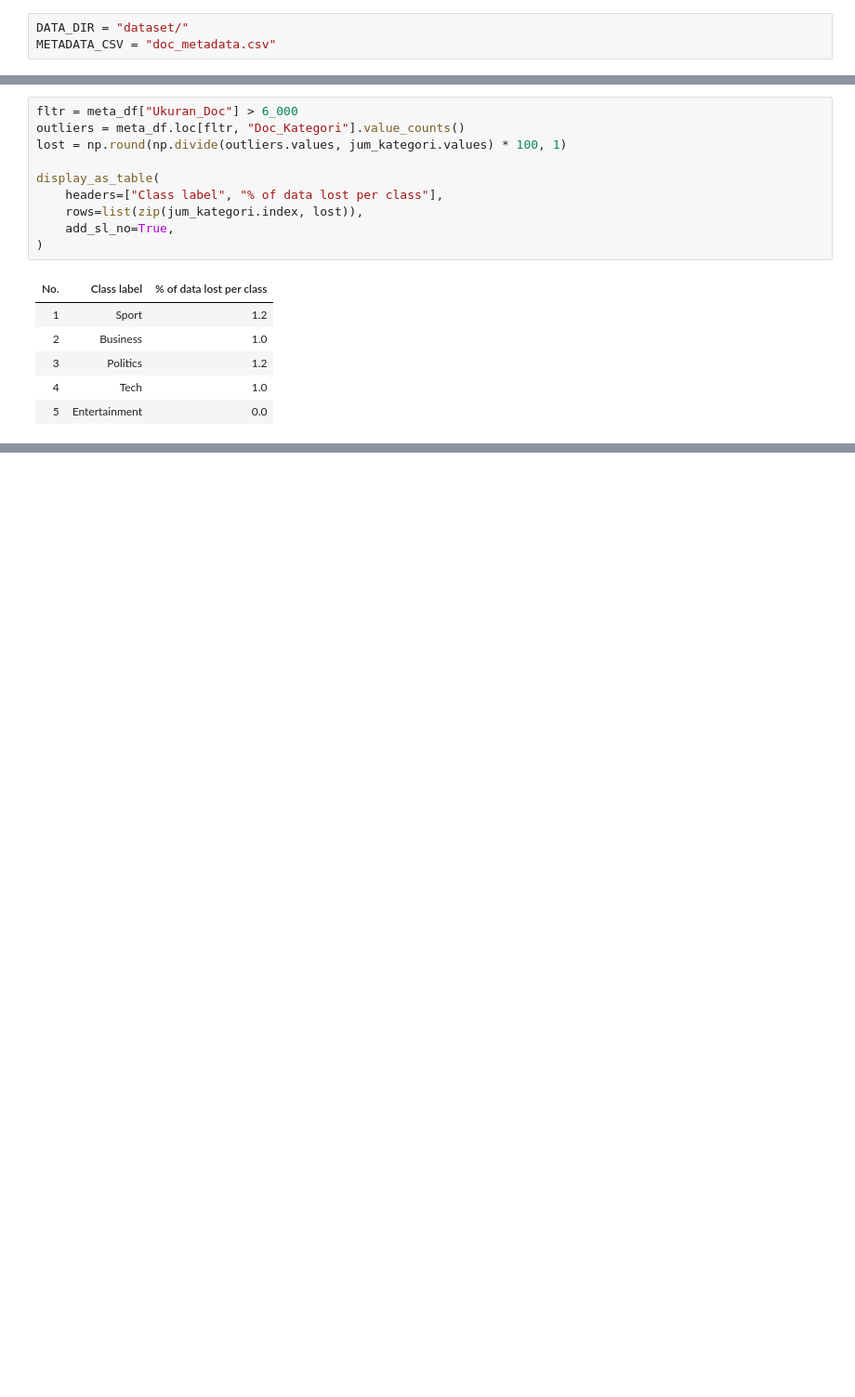
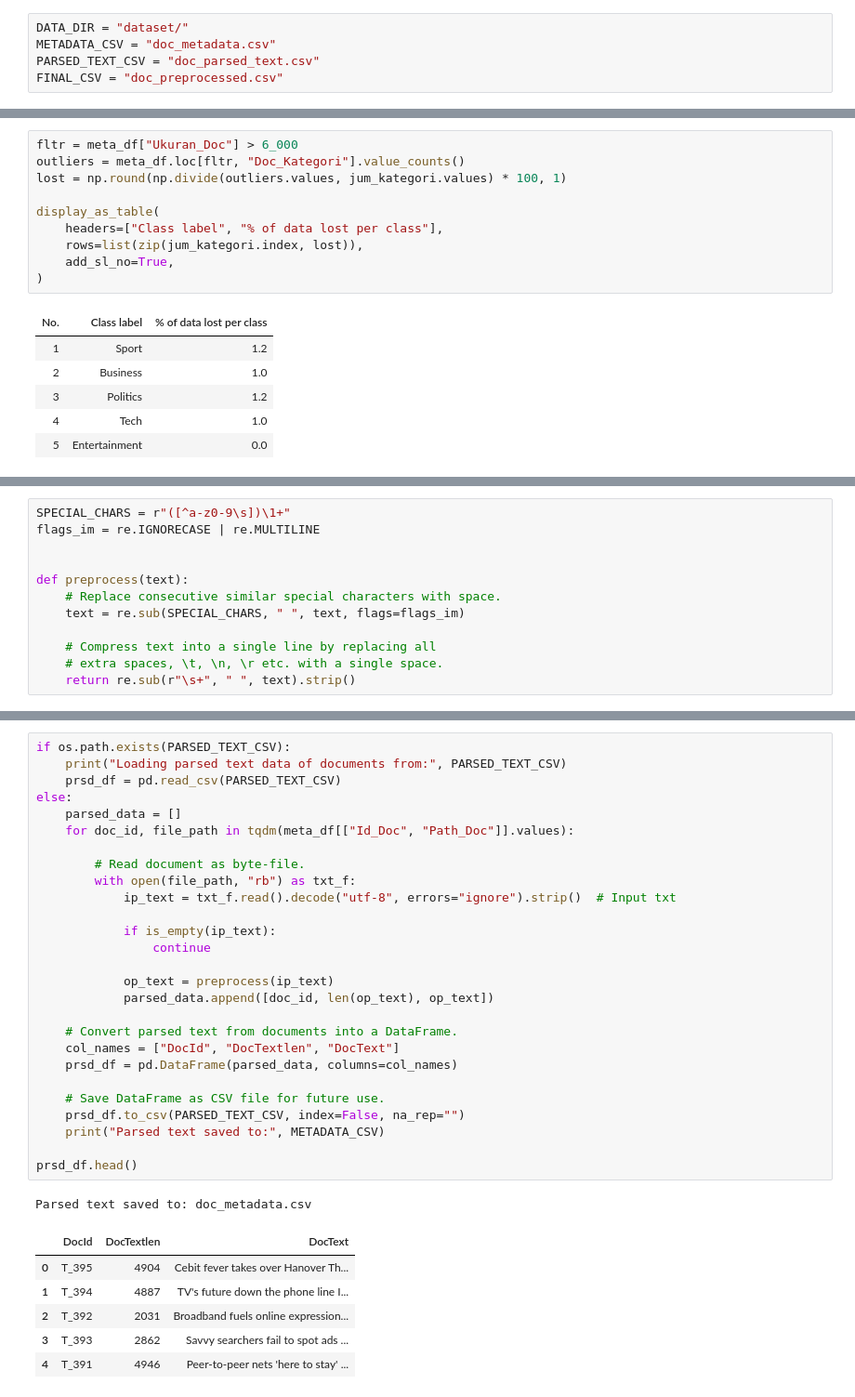
Before and after one commit to Ananta-Taksaka/bbc_classification, a Jupyter notebook: document_classification.ipynb, the cells around one changed output, grey strips where cells are left out. Shown: that part at 93% size. Drawn from its saved outputs; the diff is of its cells as text; blank space fills up the shorter version.

Commit message:
parsing data

```diff
--- a/document_classification.ipynb
+++ b/document_classification.ipynb
@@ -78,6 +78,8 @@ Seaborn version: 0.13.0
 # %%
 DATA_DIR = "dataset/"
 METADATA_CSV = "doc_metadata.csv"
+PARSED_TEXT_CSV = "doc_parsed_text.csv"
+FINAL_CSV = "doc_preprocessed.csv"
 # %% [markdown]
 <h3>Daftar Fungsi</h3>
 # %%
@@ -276,0 +308,12 @@ print(f"Dataset contains {rows_wo} rows and {cols_wo} columns.")
+# %%
+SPECIAL_CHARS = r"([^a-z0-9\s])\1+"
+flags_im = re.IGNORECASE | re.MULTILINE
+
+
+def preprocess(text):
+    # Replace consecutive similar special characters with space.
+    text = re.sub(SPECIAL_CHARS, " ", text, flags=flags_im)
+
+    # Compress text into a single line by replacing all
+    # extra spaces, \t, \n, \r etc. with a single space.
+    return re.sub(r"\s+", " ", text).strip()
@@ -276,0 +334,35 @@ print(f"Dataset contains {rows_wo} rows and {cols_wo} columns.")
+# %%
+if os.path.exists(PARSED_TEXT_CSV):
+    print("Loading parsed text data of documents from:", PARSED_TEXT_CSV)
+    prsd_df = pd.read_csv(PARSED_TEXT_CSV)
+else:
+    parsed_data = []
+    for doc_id, file_path in tqdm(meta_df[["Id_Doc", "Path_Doc"]].values):
+
+        # Read document as byte-file.
+        with open(file_path, "rb") as txt_f:
+            ip_text = txt_f.read().decode("utf-8", errors="ignore").strip()  # Input txt
+
+            if is_empty(ip_text):
+                continue
+
+            op_text = preprocess(ip_text)
+            parsed_data.append([doc_id, len(op_text), op_text])
+
+    # Convert parsed text from documents into a DataFrame.
+    col_names = ["DocId", "DocTextlen", "DocText"]
+    prsd_df = pd.DataFrame(parsed_data, columns=col_names)
+
+    # Save DataFrame as CSV file for future use.
+    prsd_df.to_csv(PARSED_TEXT_CSV, index=False, na_rep="")
+    print("Parsed text saved to:", METADATA_CSV)
+
+prsd_df.head()
+# %% [output]
+Parsed text saved to: doc_metadata.csv
+|  | DocId | DocTextlen | DocText |
+| 0 | T_395 | 4904 | Cebit fever takes over Hanover Th... |
+| 1 | T_394 | 4887 | TV's future down the phone line I... |
+| 2 | T_392 | 2031 | Broadband fuels online expression... |
+| 3 | T_393 | 2862 | Savvy searchers fail to spot ads ... |
+| 4 | T_391 | 4946 | Peer-to-peer nets 'here to stay' ... |
```
Also changed, not shown: parts of 5 cells of this notebook, 1 other file.
